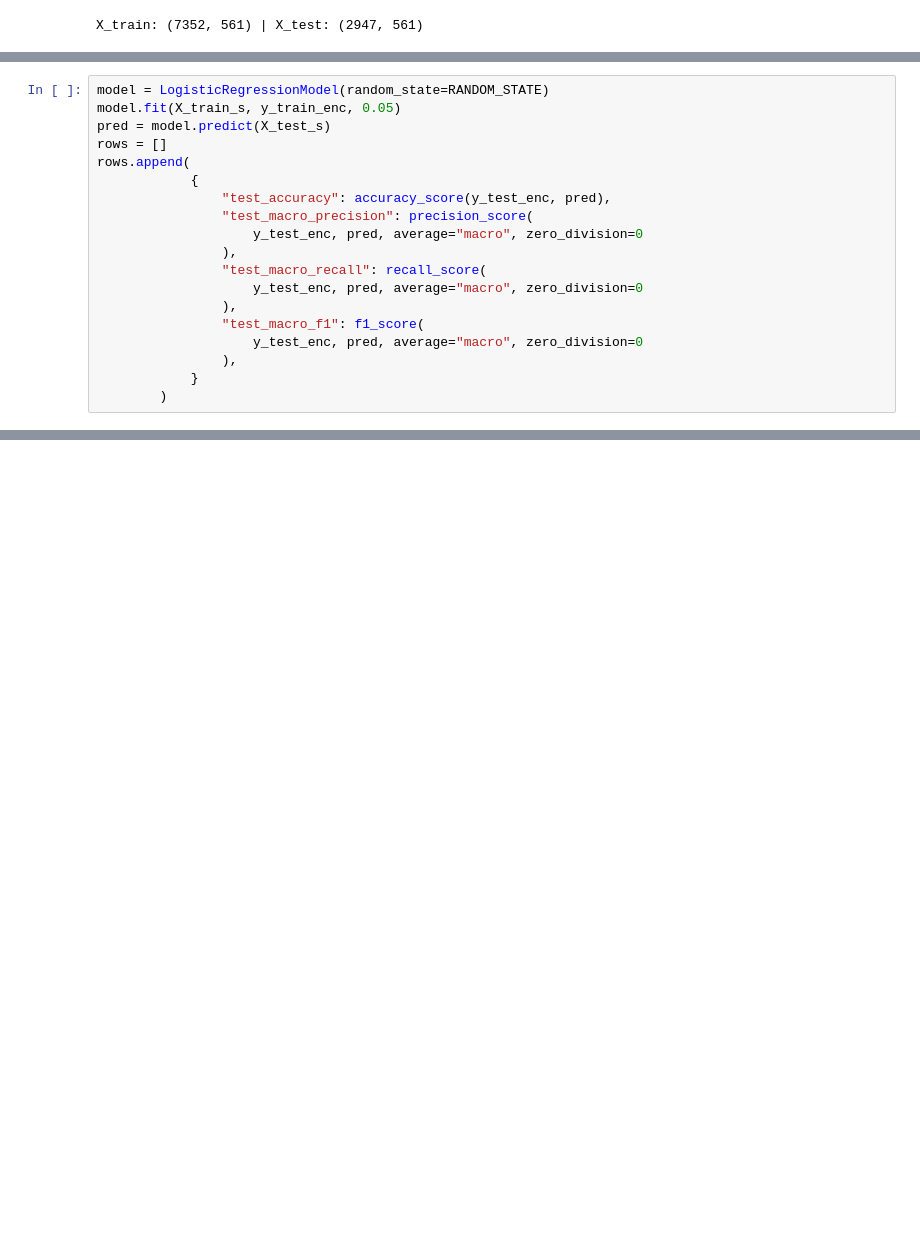
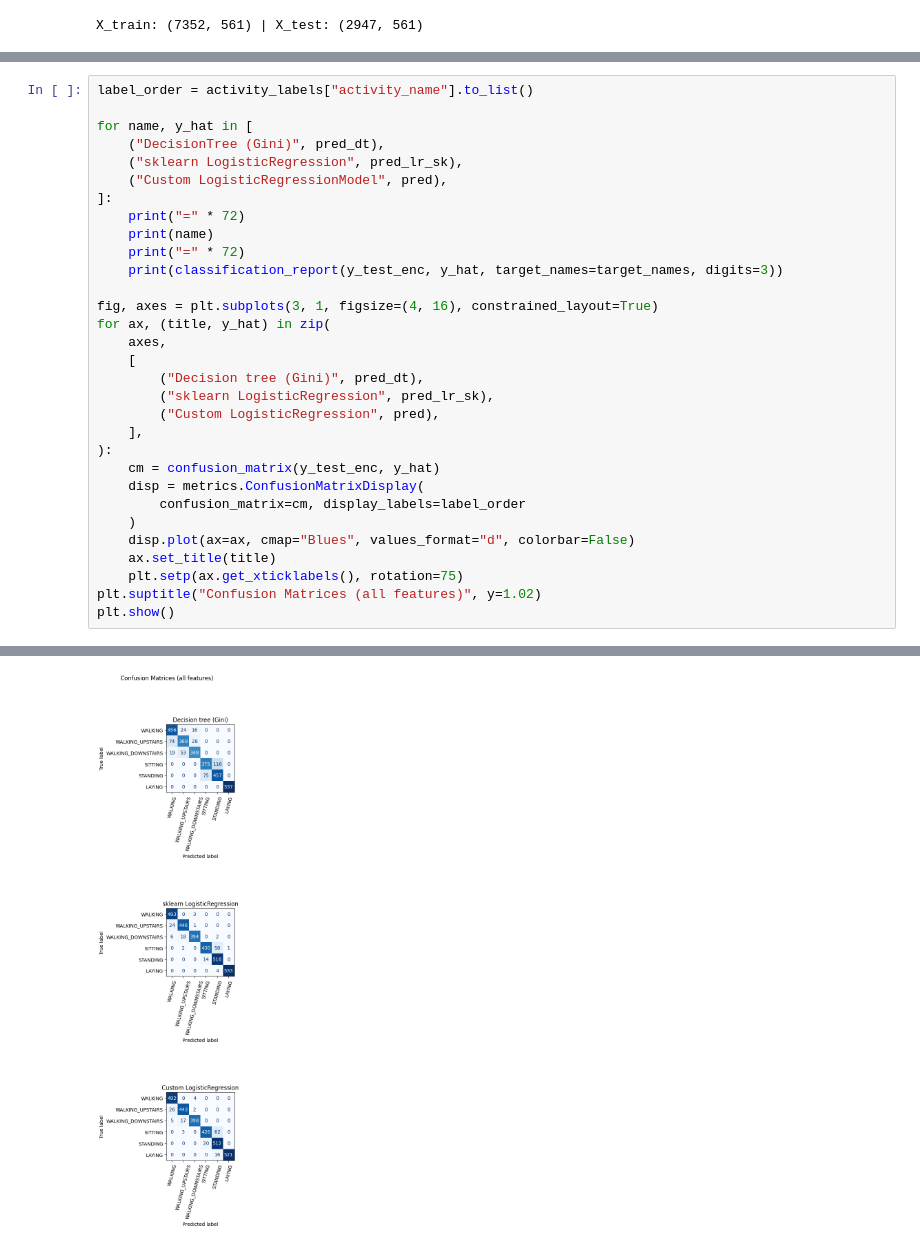
Before and after one commit to rominaba/motion-intent-recognition-for-assistive-robotics, a Jupyter notebook: notebooks/baseline.ipynb, the cells around one changed output, grey strips where cells are left out. Cells and saved outputs as stored; diff of their text form; blank space fills up the shorter version.

Commit message:
Modified the baseline. Added post-prediction analysis.

```diff
--- a/notebooks/baseline.ipynb
+++ b/notebooks/baseline.ipynb
@@ -54,19 +98,32 @@ X_test_s = scaler.transform(X_test)
 # %%
-model = LogisticRegressionModel(random_state=RANDOM_STATE)
-model.fit(X_train_s, y_train_enc, 0.05)
-pred = model.predict(X_test_s)
-rows = []
-rows.append(
-            {
-                "test_accuracy": accuracy_score(y_test_enc, pred),
-                "test_macro_precision": precision_score(
-                    y_test_enc, pred, average="macro", zero_division=0
-                ),
-                "test_macro_recall": recall_score(
-                    y_test_enc, pred, average="macro", zero_division=0
-                ),
-                "test_macro_f1": f1_score(
-                    y_test_enc, pred, average="macro", zero_division=0
-                ),
-            }
-        )
+label_order = activity_labels["activity_name"].to_list()
+
+for name, y_hat in [
+    ("DecisionTree (Gini)", pred_dt),
+    ("sklearn LogisticRegression", pred_lr_sk),
+    ("Custom LogisticRegressionModel", pred),
+]:
+    print("=" * 72)
+    print(name)
+    print("=" * 72)
+    print(classification_report(y_test_enc, y_hat, target_names=target_names, digits=3))
+
+fig, axes = plt.subplots(3, 1, figsize=(4, 16), constrained_layout=True)
+for ax, (title, y_hat) in zip(
+    axes,
+    [
+        ("Decision tree (Gini)", pred_dt),
+        ("sklearn LogisticRegression", pred_lr_sk),
+        ("Custom LogisticRegression", pred),
+    ],
+):
+    cm = confusion_matrix(y_test_enc, y_hat)
+    disp = metrics.ConfusionMatrixDisplay(
+        confusion_matrix=cm, display_labels=label_order
+    )
+    disp.plot(ax=ax, cmap="Blues", values_format="d", colorbar=False)
+    ax.set_title(title)
+    plt.setp(ax.get_xticklabels(), rotation=75)
+plt.suptitle("Confusion Matrices (all features)", y=1.02)
+plt.show()
+# %% [output]
@@ -72,0 +147 @@ rows.append(
+[figure, added]
```
Also changed, not shown: parts of 6 cells of this notebook, 1 other file.
